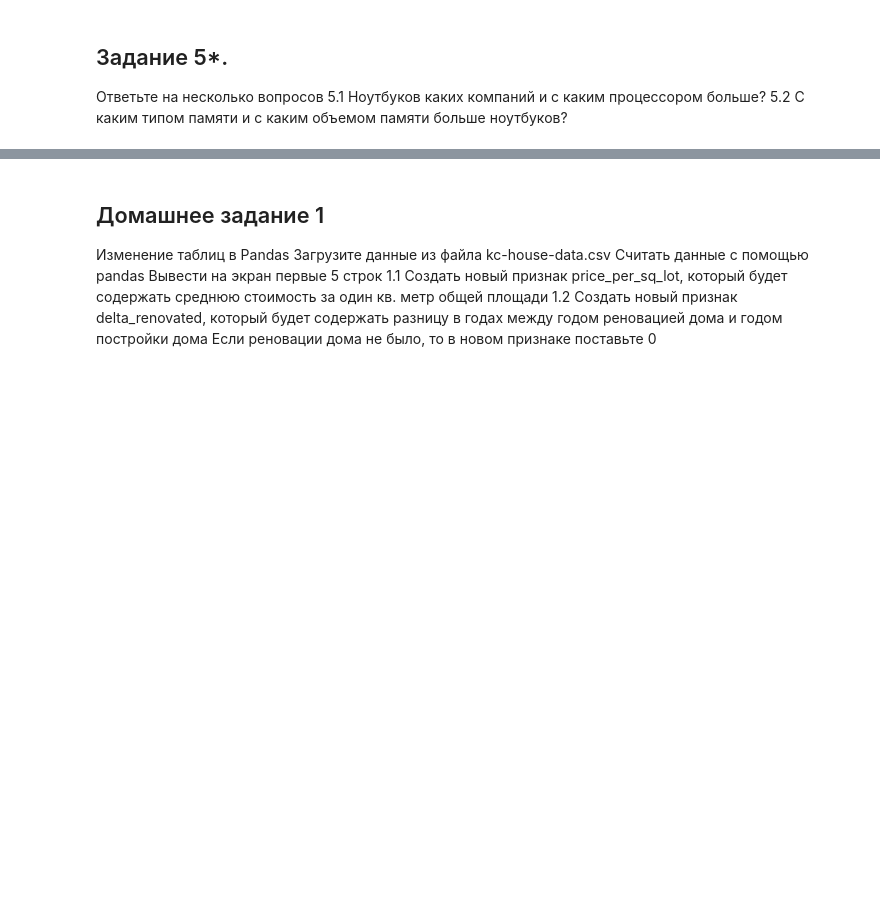
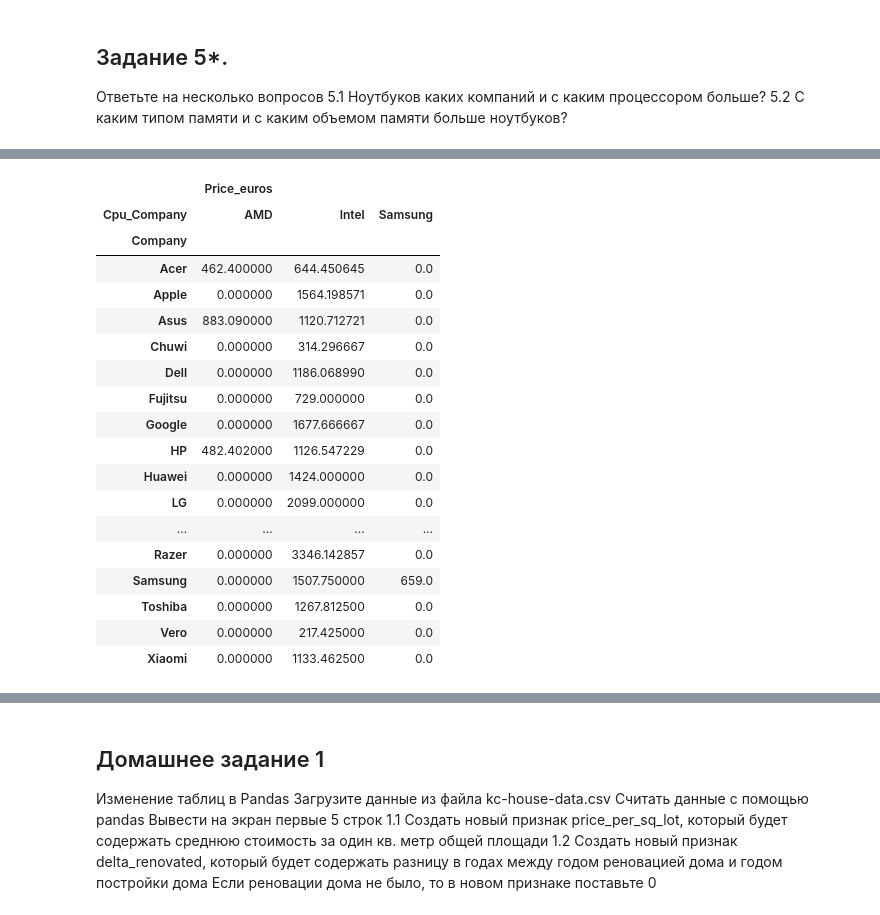
Before and after one commit to SvZor/-Python-Sem, a Jupyter notebook: sem 3.ipynb, the cells around one changed output, grey strips where cells are left out. Saved outputs shown, nothing was run; the diff lists cells and outputs as text; code cells hidden in the pictures; blank space fills up the shorter version.

```diff
--- a/sem 3.ipynb
+++ b/sem 3.ipynb
@@ -510,0 +571,22 @@ AttributeError: 'DataFrame' object has no attribute 'crosstab'
+# %%
+laptop.groupby(['Company', 'Cpu_Company']). agg({'Price_euros': 'mean'}).unstack('Cpu_Company').fillna(0)
+# %% [output]
+|  | Price_euros |  |  |
+| Cpu_Company | AMD | Intel | Samsung |
+| Company |  |  |  |
+| Acer | 462.400000 | 644.450645 | 0.0 |
+| Apple | 0.000000 | 1564.198571 | 0.0 |
+| Asus | 883.090000 | 1120.712721 | 0.0 |
+| Chuwi | 0.000000 | 314.296667 | 0.0 |
+| Dell | 0.000000 | 1186.068990 | 0.0 |
+| Fujitsu | 0.000000 | 729.000000 | 0.0 |
+| Google | 0.000000 | 1677.666667 | 0.0 |
+| HP | 482.402000 | 1126.547229 | 0.0 |
+| Huawei | 0.000000 | 1424.000000 | 0.0 |
+| LG | 0.000000 | 2099.000000 | 0.0 |
+| ... | ... | ... | ... |
+| Razer | 0.000000 | 3346.142857 | 0.0 |
+| Samsung | 0.000000 | 1507.750000 | 659.0 |
+| Toshiba | 0.000000 | 1267.812500 | 0.0 |
+| Vero | 0.000000 | 217.425000 | 0.0 |
+| Xiaomi | 0.000000 | 1133.462500 | 0.0 |
```
Also changed, not shown: parts of 10 cells of this notebook, 1 other file.
